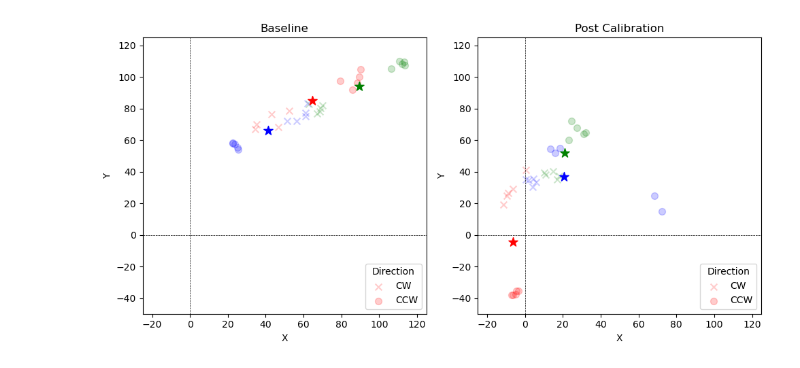
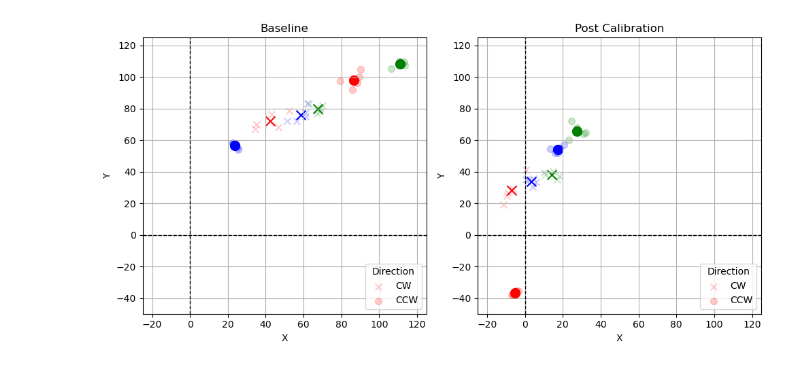
Before and after one commit to pilipb/Robotics-A2, a Jupyter notebook: Plotting/xy_plots.ipynb, the cells around one changed output. Drawn from its saved outputs; the diff is of its cells as text; code cells hidden in the pictures.

Commit message:
xy plots updates

```diff
--- a/Plotting/xy_plots.ipynb
+++ b/Plotting/xy_plots.ipynb
@@ -39,6 +39,10 @@ pc_x, pc_y = post['C_x'].mean(), post['C_y'].mean()
 # for both the baseline and post calibration data
 # make the first 5 one shape and the next 5 another shape
 fig, ax = plt.subplots(1, 2, figsize=(10, 5))
+
+# add a grid
+ax[0].grid()
+ax[1].grid()
 
 # baseline opacity = 0.5
 ax[0].scatter(baseline['A_x'][:5], baseline['A_y'][:5], label='CW', s=50, marker='x', c='r', alpha=0.2)
@@ -59,58 +63,60 @@ ax[1].scatter(post['C_x'][5:], post['C_y'][5:], label='CCW', s=50, marker='o', c
 ax[0].set_title('Baseline')
 ax[1].set_title('Post Calibration')
 ax[0].set_xlabel('X')
 ax[0].set_ylabel('Y')
 ax[1].set_xlabel('X')
 ax[1].set_ylabel('Y')
 
 # plot mean values
-# ax[0].scatter(a1_x, a1_y, s=100, marker='x', c='r')
-# ax[0].scatter(a2_x, a2_y, s=100, marker='o', c='r')
-# ax[0].scatter(b1_x, b1_y, s=100, marker='x', c='g')
-# ax[0].scatter(b2_x, b2_y, s=100, marker='o', c='g')
-# ax[0].scatter(c1_x, c1_y, s=100, marker='x', c='b')
-# ax[0].scatter(c2_x, c2_y, s=100, marker='o', c='b')
+ax[0].scatter(a1_x, a1_y, s=100, marker='x', c='r')
+ax[0].scatter(a2_x, a2_y, s=100, marker='o', c='r')
+ax[0].scatter(b1_x, b1_y, s=100, marker='x', c='g')
+ax[0].scatter(b2_x, b2_y, s=100, marker='o', c='g')
+ax[0].scatter(c1_x, c1_y, s=100, marker='x', c='b')
+ax[0].scatter(c2_x, c2_y, s=100, marker='o', c='b')
 
-# plot overall mean values
-ax[0].scatter(a_x, a_y, s=100, marker='*', c='r')
-ax[0].scatter(b_x, b_y, s=100, marker='*', c='g')
-ax[0].scatter(c_x, c_y, s=100, marker='*', c='b')
+# # plot overall mean values
+# ax[0].scatter(a_x, a_y, s=100, marker='X', c='r')
+# ax[0].scatter(b_x, b_y, s=100, marker='X', c='g')
+# ax[0].scatter(c_x, c_y, s=100, marker='X', c='b')
 
 # # plot mean values for post
-# ax[1].scatter(pa1_x, pa1_y, s=100, marker='x', c='r')
-# ax[1].scatter(pa2_x, pa2_y, s=100, marker='o', c='r')
-# ax[1].scatter(pb1_x, pb1_y, s=100, marker='x', c='g')
-# ax[1].scatter(pb2_x, pb2_y, s=100, marker='o', c='g')
-# ax[1].scatter(pc1_x, pc1_y, s=100, marker='x', c='b')
-# ax[1].scatter(pc2_x, pc2_y, s=100, marker='o', c='b')
+ax[1].scatter(pa1_x, pa1_y, s=100, marker='x', c='r')
+ax[1].scatter(pa2_x, pa2_y, s=100, marker='o', c='r')
+ax[1].scatter(pb1_x, pb1_y, s=100, marker='x', c='g')
+ax[1].scatter(pb2_x, pb2_y, s=100, marker='o', c='g')
+ax[1].scatter(pc1_x, pc1_y, s=100, marker='x', c='b')
+ax[1].scatter(pc2_x, pc2_y, s=100, marker='o', c='b')
 
-# plot overall mean values for post
-ax[1].scatter(pa_x, pa_y, s=100, marker='*', c='r')
-ax[1].scatter(pb_x, pb_y, s=100, marker='*', c='g')
-ax[1].scatter(pc_x, pc_y, s=100, marker='*', c='b')
+# # plot overall mean values for post
+# ax[1].scatter(pa_x, pa_y, s=100, marker='X', c='r')
+# ax[1].scatter(pb_x, pb_y, s=100, marker='X', c='g')
+# ax[1].scatter(pc_x, pc_y, s=100, marker='X', c='b')
 
 
 # set x and y axes to be the same limits for both plots
 ax[0].set_xlim(-25, 125)
 ax[0].set_ylim(-50, 125)
 ax[1].set_xlim(-25, 125)
 ax[1].set_ylim(-50, 125)
 
+
+
 plt.tight_layout()
 
 # plot x=0, y=0
-ax[0].axvline(0, color='black', lw=0.5, ls='--')
-ax[0].axhline(0, color='black', lw=0.5, ls='--')
-ax[1].axvline(0, color='black', lw=0.5, ls='--')
-ax[1].axhline(0, color='black', lw=0.5, ls='--')
+ax[0].axvline(0, color='black', lw=1, ls='--')
+ax[0].axhline(0, color='black', lw=1, ls='--')
+ax[1].axvline(0, color='black', lw=1, ls='--')
+ax[1].axhline(0, color='black', lw=1, ls='--')
 
 # Legend that shows all x are CW and all o are CCW
 ax[0].legend(['CW', 'CCW'], loc='lower right', title='Direction')
 ax[1].legend(['CW', 'CCW'], loc='lower right', title='Direction')
 
 plt.show()
 # %% [output]
-[figure, old version]
+[figure, new version]
 # %%
 # new plot that only shows the difference between the baseline and post calibration data for robot A
 fig, ax = plt.subplots(1, 1, figsize=(5, 5))
```
Also changed, not shown: parts of 4 cells of this notebook, 2 other files.
